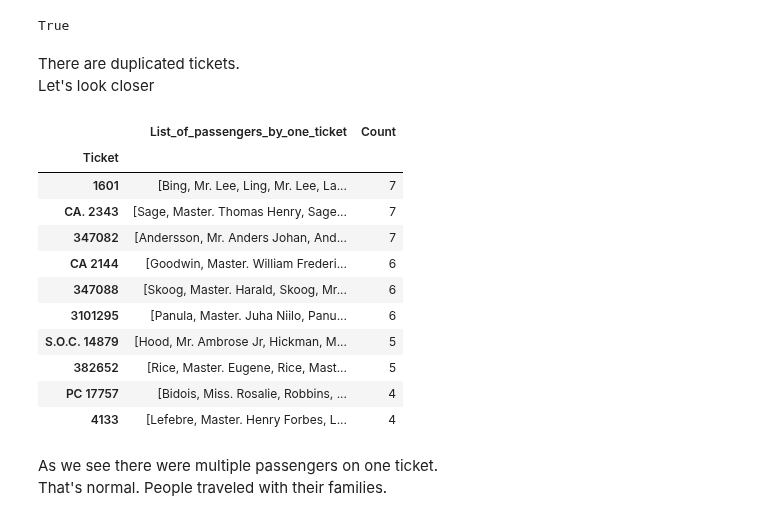
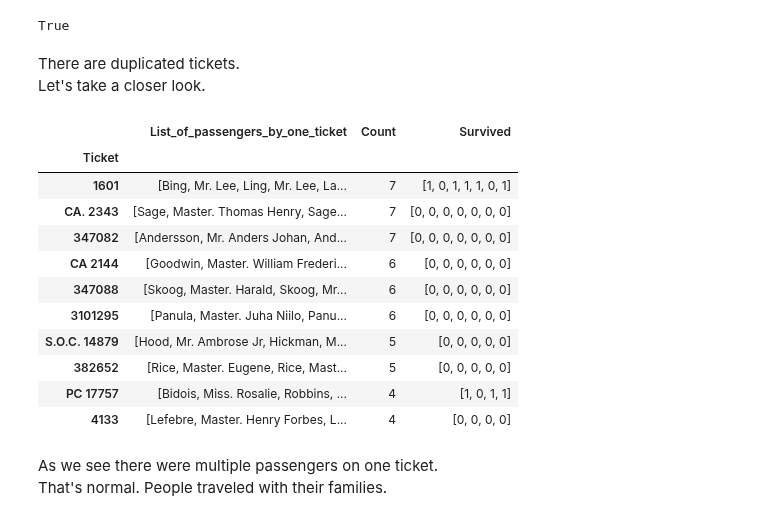
Before and after one commit to IgorBeHolder/Netology, a Jupyter notebook: Titanic.ipynb, the cells around one changed output. Saved outputs shown, nothing was run; the diff lists cells and outputs as text; code cells hidden in the pictures.

```diff
--- a/Titanic.ipynb
+++ b/Titanic.ipynb
@@ -338,24 +341,25 @@ df.Ticket.duplicated().any()
 True
 # %% [markdown]
 There are duplicated tickets.
-Let's look closer
+Let's take a closer look.
 # %%
 pd.set_option('display.max_colwidth', None) # to display full text in columns
 df.groupby("Ticket").agg(List_of_passengers_by_one_ticket=("Name", lambda x: x.tolist()),
-                                   Count=('PassengerId','count')).sort_values(by='Count', ascending=False).head(10)
+                                   Count=('PassengerId','count'),
+                                   Survived= ("Survived",lambda x: x.tolist())).sort_values(by='Count', ascending=False).head(10)
 # %% [output]
-|  | List_of_passengers_by_one_ticket | Count |
-| Ticket |  |  |
-| 1601 | [Bing, Mr. Lee, Ling, Mr. Lee, La... | 7 |
-| CA. 2343 | [Sage, Master. Thomas Henry, Sage... | 7 |
-| 347082 | [Andersson, Mr. Anders Johan, And... | 7 |
-| CA 2144 | [Goodwin, Master. William Frederi... | 6 |
-| 347088 | [Skoog, Master. Harald, Skoog, Mr... | 6 |
-| 3101295 | [Panula, Master. Juha Niilo, Panu... | 6 |
-| S.O.C. 14879 | [Hood, Mr. Ambrose Jr, Hickman, M... | 5 |
-| 382652 | [Rice, Master. Eugene, Rice, Mast... | 5 |
-| PC 17757 | [Bidois, Miss. Rosalie, Robbins, ... | 4 |
-| 4133 | [Lefebre, Master. Henry Forbes, L... | 4 |
+|  | List_of_passengers_by_one_ticket | Count | Survived |
+| Ticket |  |  |  |
+| 1601 | [Bing, Mr. Lee, Ling, Mr. Lee, La... | 7 | [1, 0, 1, 1, 1, 0, 1] |
+| CA. 2343 | [Sage, Master. Thomas Henry, Sage... | 7 | [0, 0, 0, 0, 0, 0, 0] |
+| 347082 | [Andersson, Mr. Anders Johan, And... | 7 | [0, 0, 0, 0, 0, 0, 0] |
+| CA 2144 | [Goodwin, Master. William Frederi... | 6 | [0, 0, 0, 0, 0, 0] |
+| 347088 | [Skoog, Master. Harald, Skoog, Mr... | 6 | [0, 0, 0, 0, 0, 0] |
+| 3101295 | [Panula, Master. Juha Niilo, Panu... | 6 | [0, 0, 0, 0, 0, 0] |
+| S.O.C. 14879 | [Hood, Mr. Ambrose Jr, Hickman, M... | 5 | [0, 0, 0, 0, 0] |
+| 382652 | [Rice, Master. Eugene, Rice, Mast... | 5 | [0, 0, 0, 0, 0] |
+| PC 17757 | [Bidois, Miss. Rosalie, Robbins, ... | 4 | [1, 0, 1, 1] |
+| 4133 | [Lefebre, Master. Henry Forbes, L... | 4 | [0, 0, 0, 0] |
 # %% [markdown]
 As we see there were multiple passengers on one ticket.
 That's normal. People traveled with their families.
```
Also changed, not shown: parts of 33 cells of this notebook, 4 other files.
